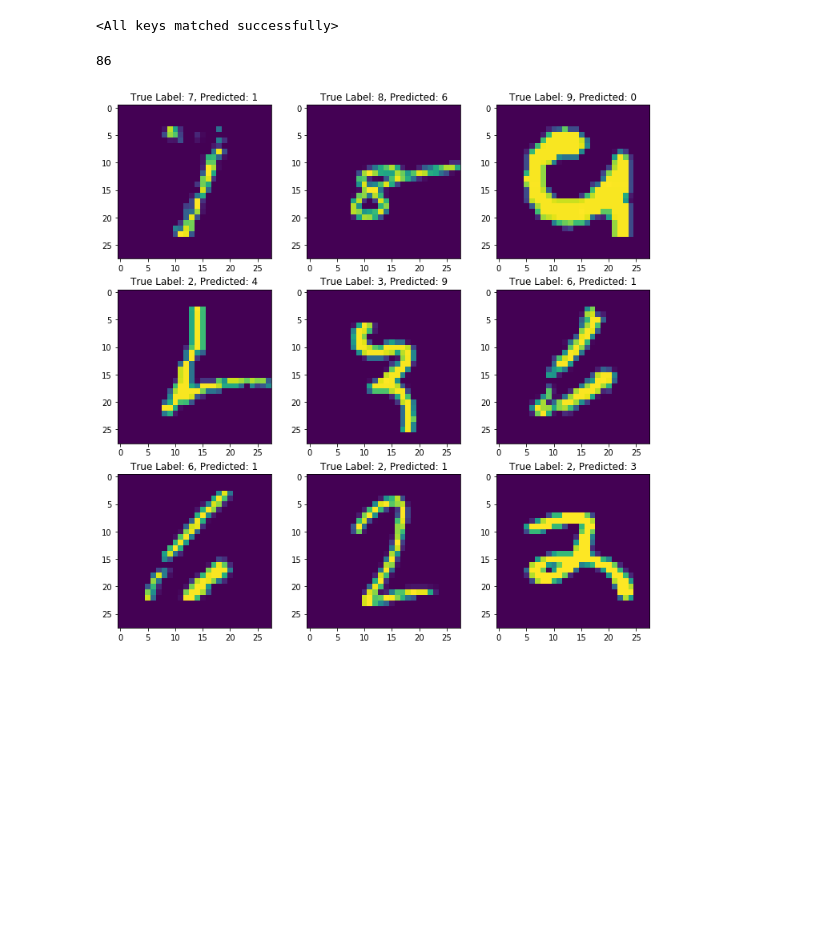
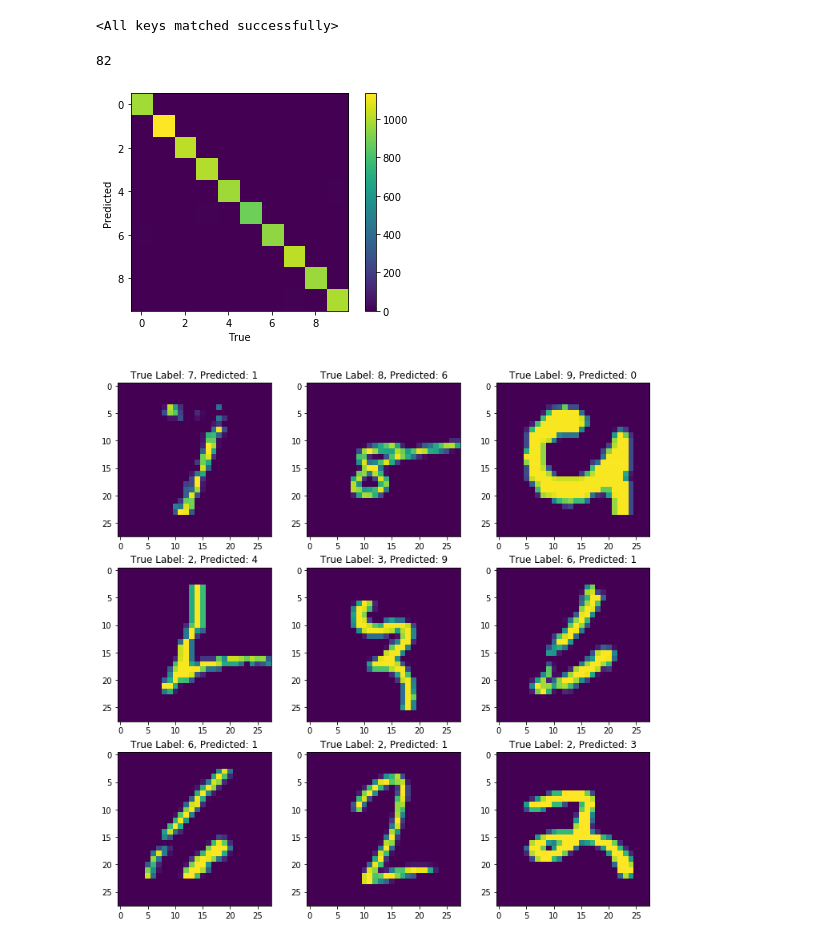
Before and after one commit to KevinHuang8/caltech-ee148-spring2020-hw03, a Jupyter notebook: visualize.ipynb, the cells around one changed output. Drawn from its saved outputs; the diff is of its cells as text; code cells hidden in the pictures; blank space fills up the shorter version.

Commit message:
added confusion matrix

```diff
--- a/visualize.ipynb
+++ b/visualize.ipynb
@@ -39,10 +40,12 @@ test_loader = torch.utils.data.DataLoader(
 # %%
 misclassified = []
 misclassified_labels = []
+y_pred = torch.tensor([], dtype=int)
 with torch.no_grad():
     for data, target in test_loader:
         output = model(data)
         pred = output.argmax(dim=1, keepdim=True)
+        y_pred = torch.cat([y_pred, torch.flatten(pred)])
         incorrect = pred != target.view_as(pred)
         if (incorrect.sum().item() == 0):
             continue
@@ -54,7 +57,16 @@ with torch.no_grad():
 
 print(len(misclassified))
 # %% [output]
-86
+82
+# %%
+# Plot confusion matrix
+plt.imshow(confusion_matrix(test_dataset.targets, y_pred))
+plt.xlabel('True')
+plt.ylabel('Predicted')
+plt.colorbar()
+plt.show()
+# %% [output]
+[figure, added]
 # %%
 fig, ax = plt.subplots(3, 3, figsize=(12, 12))
 for i in range(9):
```
Also changed, not shown: parts of 1 cell of this notebook, 2 other files.
